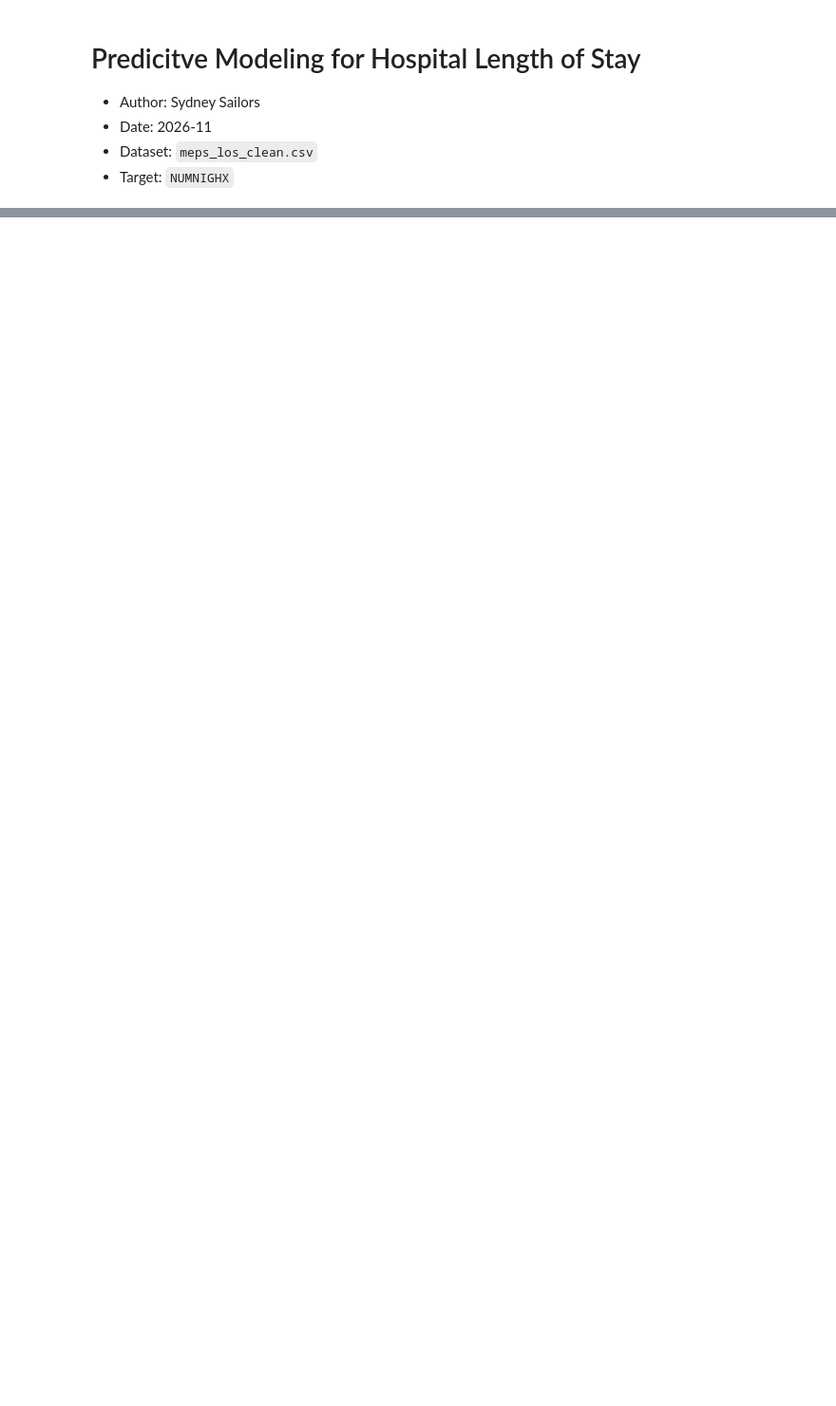
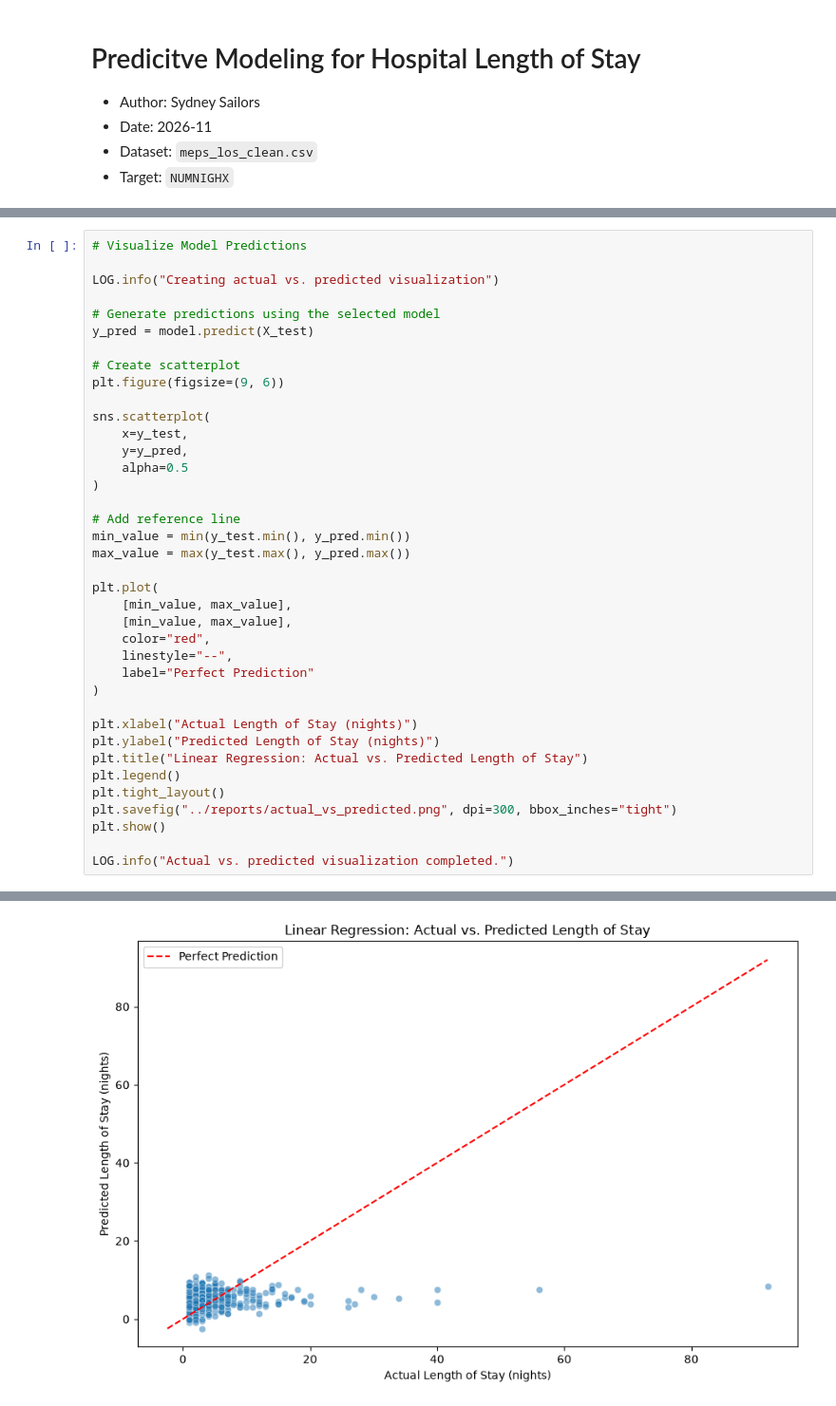
Before and after one commit to sydsailors/hospital-los-capstone, a Jupyter notebook: notebooks/los_predictive_modeling.ipynb, the cells around one changed output, grey strips where cells are left out. Shown at 95% size. Saved outputs shown, nothing was run; the diff lists cells and outputs as text; blank space fills up the shorter version.

```diff
--- a/notebooks/los_predictive_modeling.ipynb
+++ b/notebooks/los_predictive_modeling.ipynb
@@ -280,0 +356,39 @@ LOG.info(f"Cross-Validation R2: {cv_r2:.3f}")
+# %%
+# Visualize Model Predictions
+
+LOG.info("Creating actual vs. predicted visualization")
+
+# Generate predictions using the selected model
+y_pred = model.predict(X_test)
+
+# Create scatterplot
+plt.figure(figsize=(9, 6))
+
+sns.scatterplot(
+    x=y_test,
+    y=y_pred,
+    alpha=0.5
+)
+
+# Add reference line
+min_value = min(y_test.min(), y_pred.min())
+max_value = max(y_test.max(), y_pred.max())
+
+plt.plot(
+    [min_value, max_value],
+    [min_value, max_value],
+    color="red",
+    linestyle="--",
+    label="Perfect Prediction"
+)
+
+plt.xlabel("Actual Length of Stay (nights)")
+plt.ylabel("Predicted Length of Stay (nights)")
+plt.title("Linear Regression: Actual vs. Predicted Length of Stay")
+plt.legend()
+plt.tight_layout()
+plt.savefig("../reports/actual_vs_predicted.png", dpi=300, bbox_inches="tight")
+plt.show()
+
+LOG.info("Actual vs. predicted visualization completed.")
+# %% [output]
@@ -280,0 +396 @@ LOG.info(f"Cross-Validation R2: {cv_r2:.3f}")
+[figure, added]
```
Also changed, not shown: parts of 11 cells of this notebook, 4 other files.
